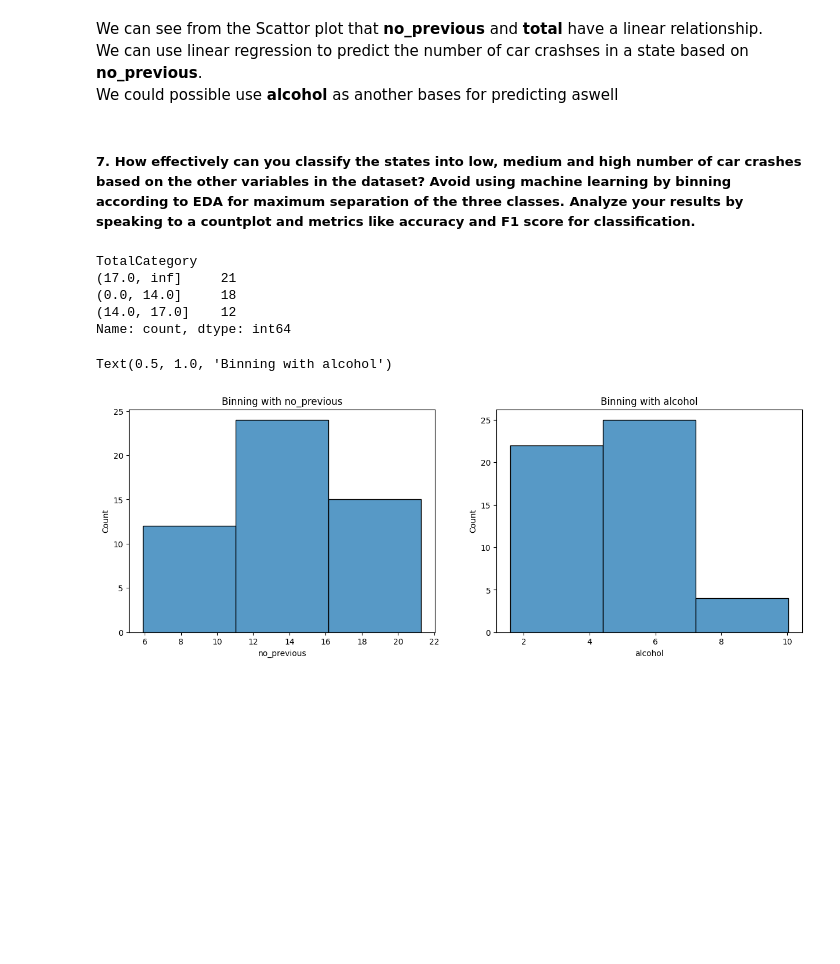
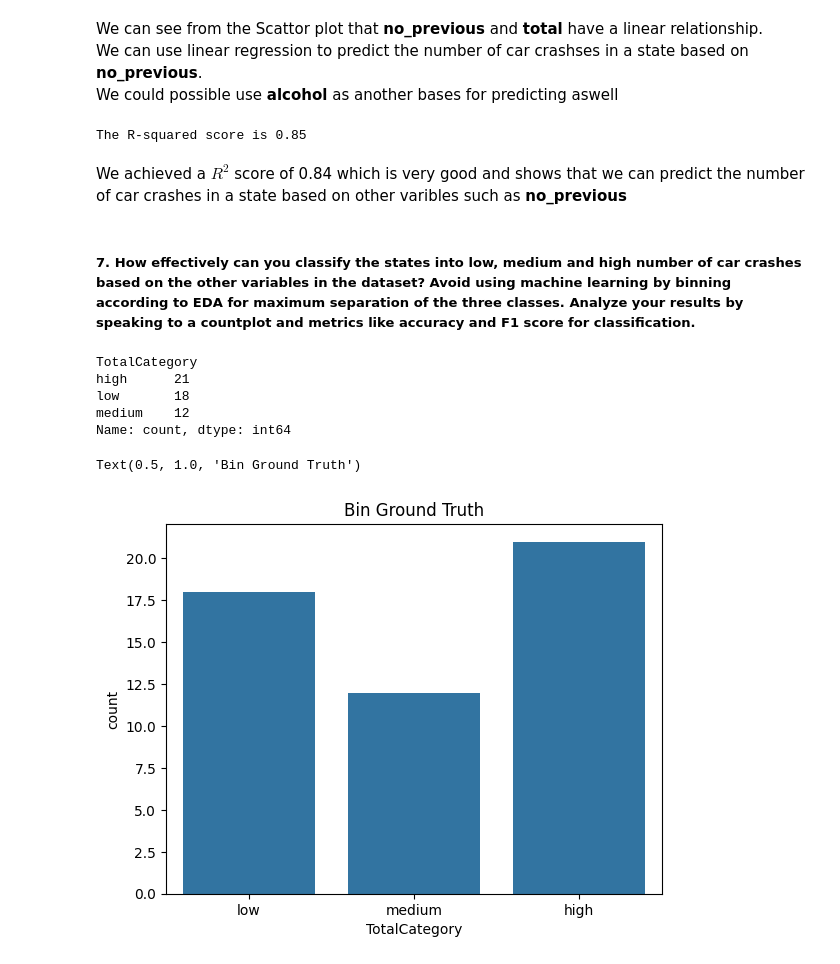
Before and after one commit to MugaRay/Data-Science-2b, a Jupyter notebook: prac_2b.ipynb, the cells around one changed output. Saved outputs shown, nothing was run; the diff lists cells and outputs as text; code cells hidden in the pictures; blank space fills up the shorter version.

```diff
--- a/prac_2b.ipynb
+++ b/prac_2b.ipynb
@@ -112,29 +148,49 @@ plt.show()
 We can see from the Scattor plot that **no_previous** and **total** have a linear relationship.
 We can use linear regression to predict the number of car crashses in a state based on **no_previous**.
 We could possible use **alcohol** as another bases for predicting aswell
+# %%
+# implementing linear Regression
+from sklearn.linear_model import LinearRegression
+from sklearn.model_selection import train_test_split
+
+y = df_linear["total"]
+X = np.column_stack((np.ones(len(df_linear["no_previous"])),df_linear["no_previous"]))  # making no_previous a 2-D matrix
+
+
+# 80/20 train test split
+X_train, X_test, y_train, y_test = train_test_split(X, y, test_size=0.2, random_state=42)
+
+linear = LinearRegression()
+
+# training the model
+linear.fit(X_train, y_train)
+
+# model evaluation
+score = linear.score(X_test, y_test)
+
+print(f"The R-squared score is {score:.2f}")
+# %% [output]
+The R-squared score is 0.85
+# %% [markdown]
+We achieved a $R^2$ score of 0.84 which is very good and shows that we can predict the number of car crashes in a state based on other varibles such as **no_previous**
 # %% [markdown]
 ##### 7. How effectively can you classify the states into low, medium and high number of car crashes based on the other variables in the dataset? Avoid using machine learning by binning according to EDA for maximum separation of the three classes. Analyze your results by speaking to a countplot and metrics like accuracy and F1 score for classification.
 # %%
 # getting ground truth
 df_binned = df.copy()
-df_binned["TotalCategory"] = pd.cut(df["total"], bins=[0, 14, 17, float("inf")])
+labels = ["low", "medium", "high"]
+df_binned["TotalCategory"] = pd.cut(df["total"], bins=[0, 14, 17, float("inf")], labels=labels)
 
-df_binned["TotalCategory"].value_counts()
+print(df_binned["TotalCategory"].value_counts())
+
+
+axis = sns.countplot(df_binned, x="TotalCategory")
+axis.set_title("Bin Ground Truth")
 # %% [output]
 TotalCategory
-(17.0, inf]     21
-(0.0, 14.0]     18
-(14.0, 17.0]    12
+high      21
+low       18
+medium    12
 Name: count, dtype: int64
+Text(0.5, 1.0, 'Bin Ground Truth')
+[figure, added]
-# %%
-
-fig, axis =  plt.subplots(ncols=2, figsize=(15,5))
-
-sns.histplot(df, x="no_previous", bins=3, ax=axis[0])
-axis[0].set_title("Binning with no_previous")
-
-sns.histplot(df, x="alcohol", bins=3, ax=axis[1])
-axis[1].set_title("Binning with alcohol")
-# %% [output]
-Text(0.5, 1.0, 'Binning with alcohol')
-[figure, removed]
```
Also changed, not shown: parts of 26 cells of this notebook, 1 other file.
